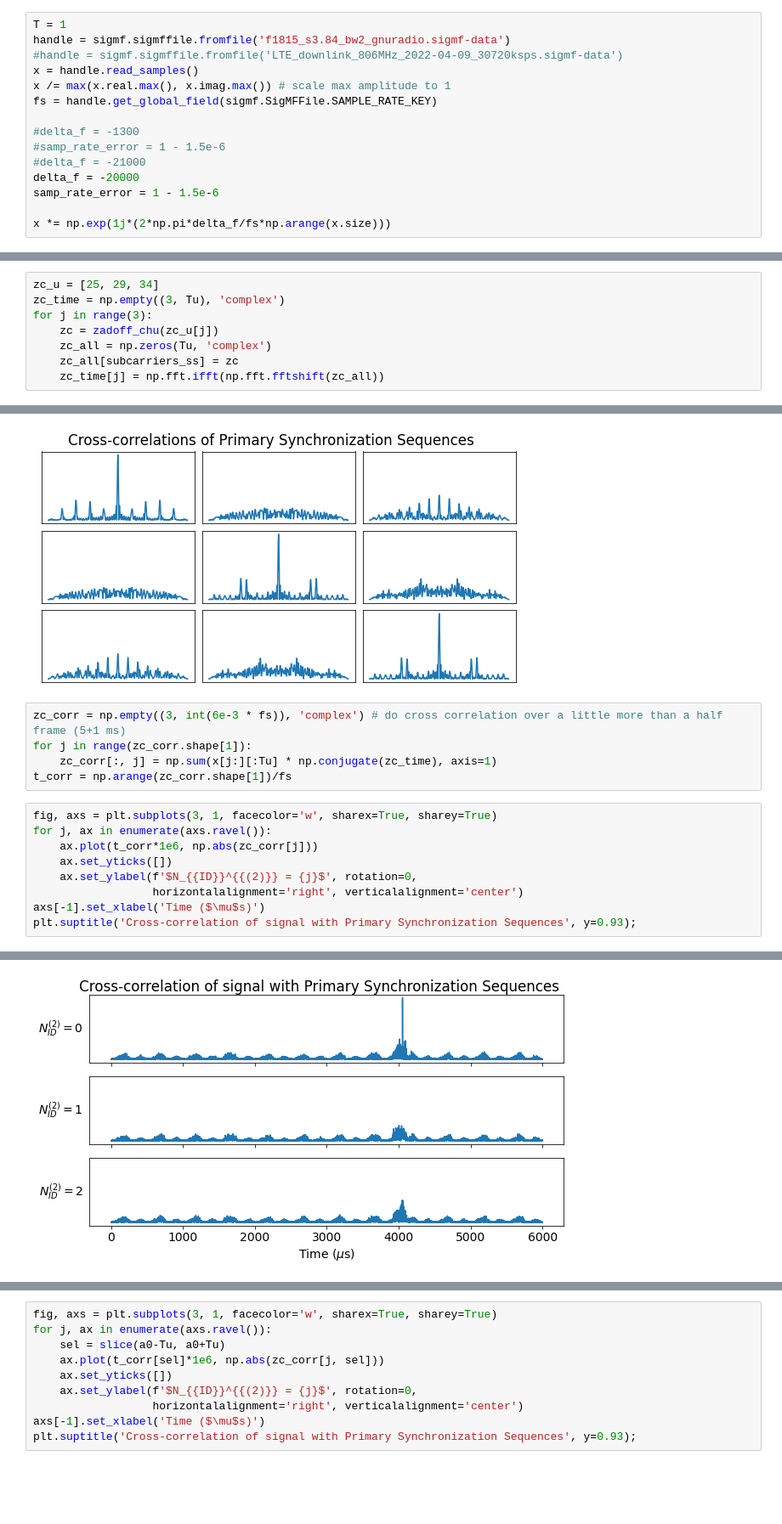
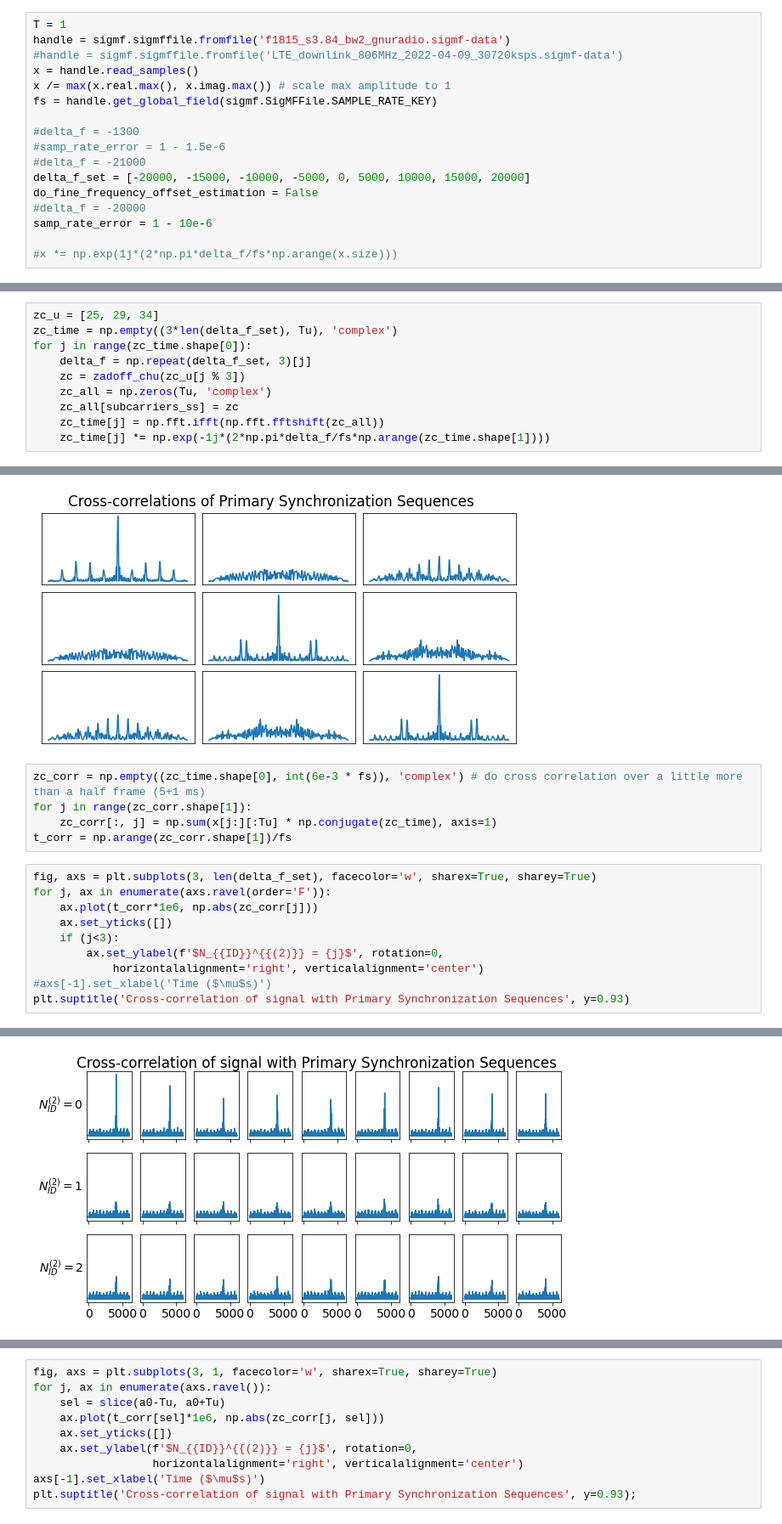
Before and after one commit to catkira/jupyter_notebooks, a Jupyter notebook: LTE/LTE downlink synchronization signals.ipynb, the cells around one changed output, grey strips where cells are left out. Shown at 85% size. Drawn from its saved outputs; the diff is of its cells as text; blank space fills up the shorter version.

Commit message:
added coarse and fine frequency offset estimation, but fine estimation does not quite work yet

```diff
--- a/LTE/LTE downlink synchronization signals.ipynb
+++ b/LTE/LTE downlink synchronization signals.ipynb
@@ -19,10 +19,12 @@ fs = handle.get_global_field(sigmf.SigMFFile.SAMPLE_RATE_KEY)
 #delta_f = -1300
 #samp_rate_error = 1 - 1.5e-6
 #delta_f = -21000
-delta_f = -20000
-samp_rate_error = 1 - 1.5e-6
+delta_f_set = [-20000, -15000, -10000, -5000, 0, 5000, 10000, 15000, 20000]
+do_fine_frequency_offset_estimation = False
+#delta_f = -20000
+samp_rate_error = 1 - 10e-6
 
-x *= np.exp(1j*(2*np.pi*delta_f/fs*np.arange(x.size)))
+#x *= np.exp(1j*(2*np.pi*delta_f/fs*np.arange(x.size)))
 # %%
 # The units here are samples
 decimation_rate = 30720000/fs
@@ -39,12 +41,14 @@ def zadoff_chu(u):
 subcarriers_ss = slice(Tu//2 - 3*12 + 5, Tu//2 + 3*12 - 5 + 1)
 # %%
 zc_u = [25, 29, 34]
-zc_time = np.empty((3, Tu), 'complex')
-for j in range(3):
-    zc = zadoff_chu(zc_u[j])
+zc_time = np.empty((3*len(delta_f_set), Tu), 'complex')
+for j in range(zc_time.shape[0]):
+    delta_f = np.repeat(delta_f_set, 3)[j]
+    zc = zadoff_chu(zc_u[j % 3])
     zc_all = np.zeros(Tu, 'complex')
     zc_all[subcarriers_ss] = zc
     zc_time[j] = np.fft.ifft(np.fft.fftshift(zc_all))
+    zc_time[j] *= np.exp(-1j*(2*np.pi*delta_f/fs*np.arange(zc_time.shape[1])))
 # %%
 fig, axs = plt.subplots(3, 3, facecolor='w', sharex=True, sharey=True)
 for j in range(3):
@@ -57,17 +61,18 @@ plt.subplots_adjust(wspace=0.05, hspace=0.1)
 # %% [output]
 [figure]
 # %%
-zc_corr = np.empty((3, int(6e-3 * fs)), 'complex') # do cross correlation over a little more than a half frame (5+1 ms)
+zc_corr = np.empty((zc_time.shape[0], int(6e-3 * fs)), 'complex') # do cross correlation over a little more than a half frame (5+1 ms)
 for j in range(zc_corr.shape[1]):
     zc_corr[:, j] = np.sum(x[j:][:Tu] * np.conjugate(zc_time), axis=1)
 t_corr = np.arange(zc_corr.shape[1])/fs
 # %%
-fig, axs = plt.subplots(3, 1, facecolor='w', sharex=True, sharey=True)
-for j, ax in enumerate(axs.ravel()):
+fig, axs = plt.subplots(3, len(delta_f_set), facecolor='w', sharex=True, sharey=True)
+for j, ax in enumerate(axs.ravel(order='F')):
     ax.plot(t_corr*1e6, np.abs(zc_corr[j]))
     ax.set_yticks([])
-    ax.set_ylabel(f'$N_{{ID}}^{{(2)}} = {j}$', rotation=0,
-                  horizontalalignment='right', verticalalignment='center')
-axs[-1].set_xlabel('Time ($\mu$s)')
-plt.suptitle('Cross-correlation of signal with Primary Synchronization Sequences', y=0.93);
+    if (j<3):
+        ax.set_ylabel(f'$N_{{ID}}^{{(2)}} = {j}$', rotation=0,
+            horizontalalignment='right', verticalalignment='center')
+#axs[-1].set_xlabel('Time ($\mu$s)')
+plt.suptitle('Cross-correlation of signal with Primary Synchronization Sequences', y=0.93)
 # %% [output]
@@ -74,2 +80,2 @@ plt.suptitle('Cross-correlation of signal with Primary Synchronization Sequences
-[figure, old version]
+[figure, new version]
 # %%
```
Also changed, not shown: parts of 32 cells of this notebook.
